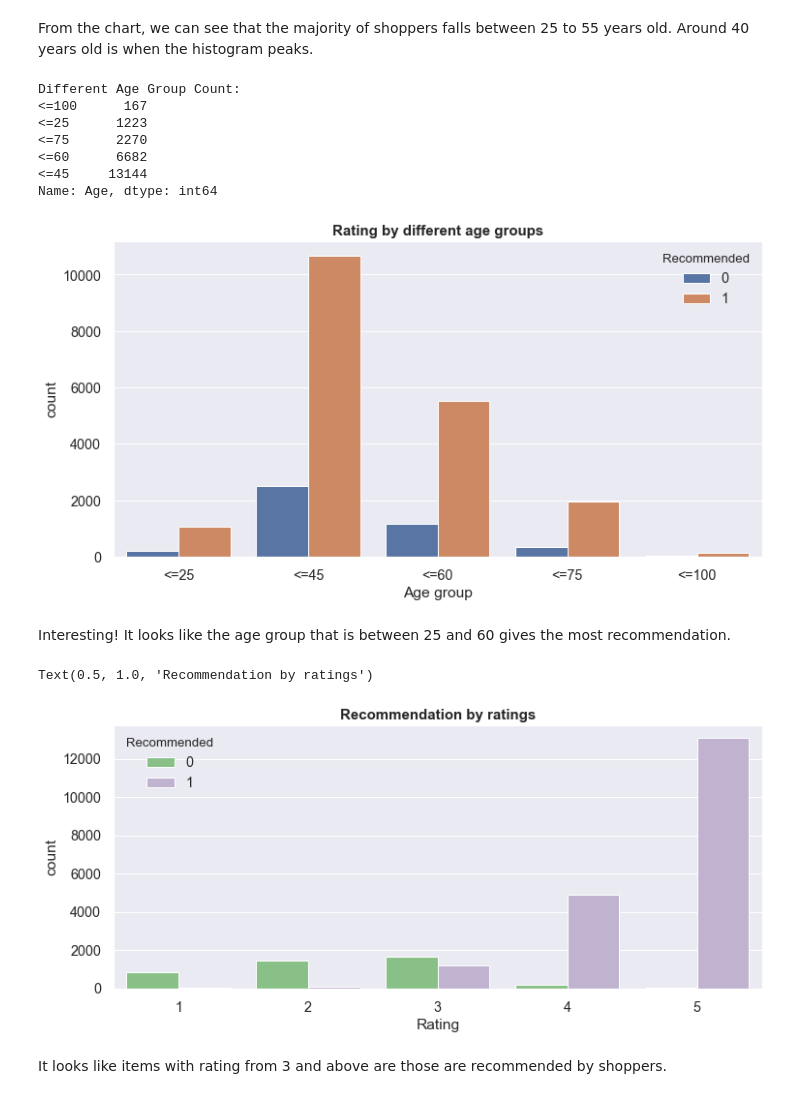
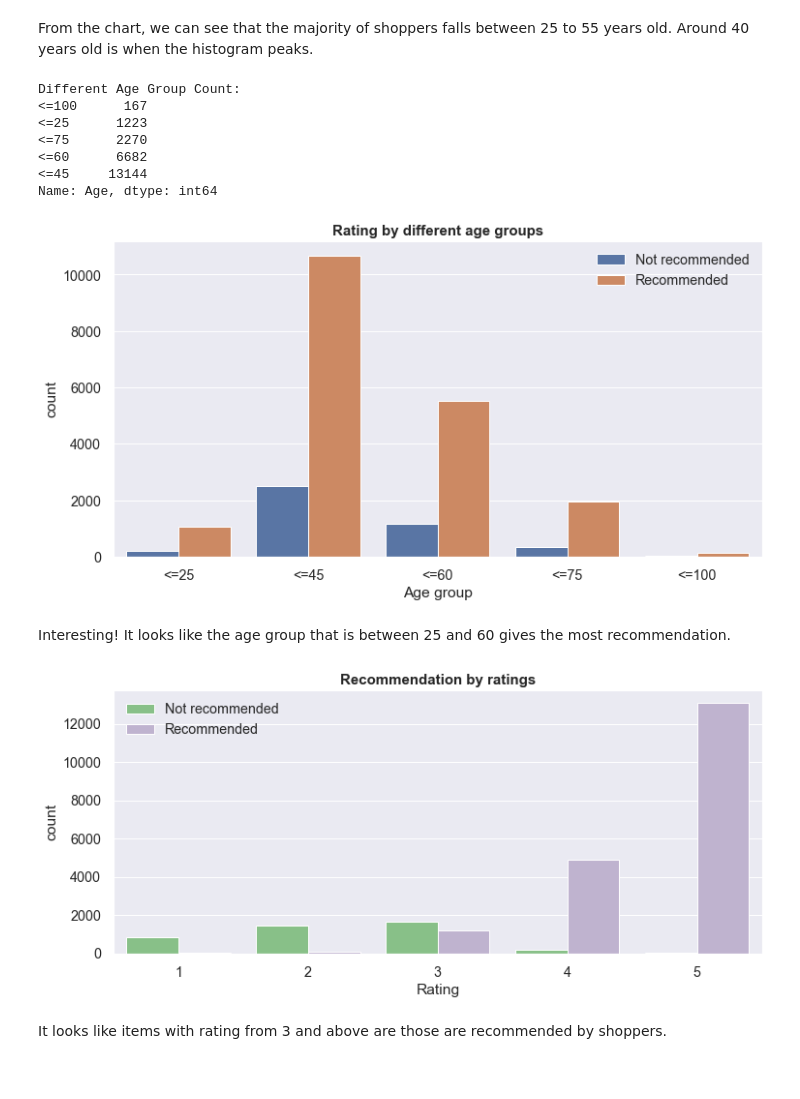
Before and after one commit to vilandao/sentiment_analysis_ecommerce, a Jupyter notebook: Sentiment analysis - Women's e commerce clothing reviews.ipynb, the cells around one changed output. Drawn from its saved outputs; the diff is of its cells as text; code cells hidden in the pictures.

```diff
--- a/Sentiment analysis - Women's e commerce clothing reviews.ipynb
+++ b/Sentiment analysis - Women's e commerce clothing reviews.ipynb
@@ -246,6 +246,7 @@ sns.set(font_scale=1.3)
 
 sns.countplot(x=age,hue=df['Recommended'])
 plt.title('Rating by different age groups', fontsize=15, fontweight='bold')
+plt.legend(['Not recommended','Recommended'])
 plt.xlabel('Age group')
 plt.show()
 # %% [output]
@@ -256,18 +257,19 @@ Different Age Group Count:
 <=60      6682
 <=45     13144
 Name: Age, dtype: int64
-[figure, old version]
+[figure, new version]
 # %% [markdown]
 Interesting! It looks like the age group that is between 25 and 60 gives the most recommendation.
 # %%
 # Plot the frequency of ratings against recommendation:
 plt.figure(figsize=(12,5))
 sns.set(font_scale=1.3)
 sns.countplot(x='Rating', hue='Recommended', data=df, palette='Accent')
 plt.title('Recommendation by ratings', fontsize=15, fontweight='bold')
+plt.legend(['Not recommended','Recommended'])
+plt.show()
 # %% [output]
-Text(0.5, 1.0, 'Recommendation by ratings')
-[figure, old version]
+[figure, new version]
 # %% [markdown]
 It looks like items with rating from 3 and above are those are recommended by shoppers.
 # %%
```
Also changed, not shown: parts of 42 cells of this notebook.
